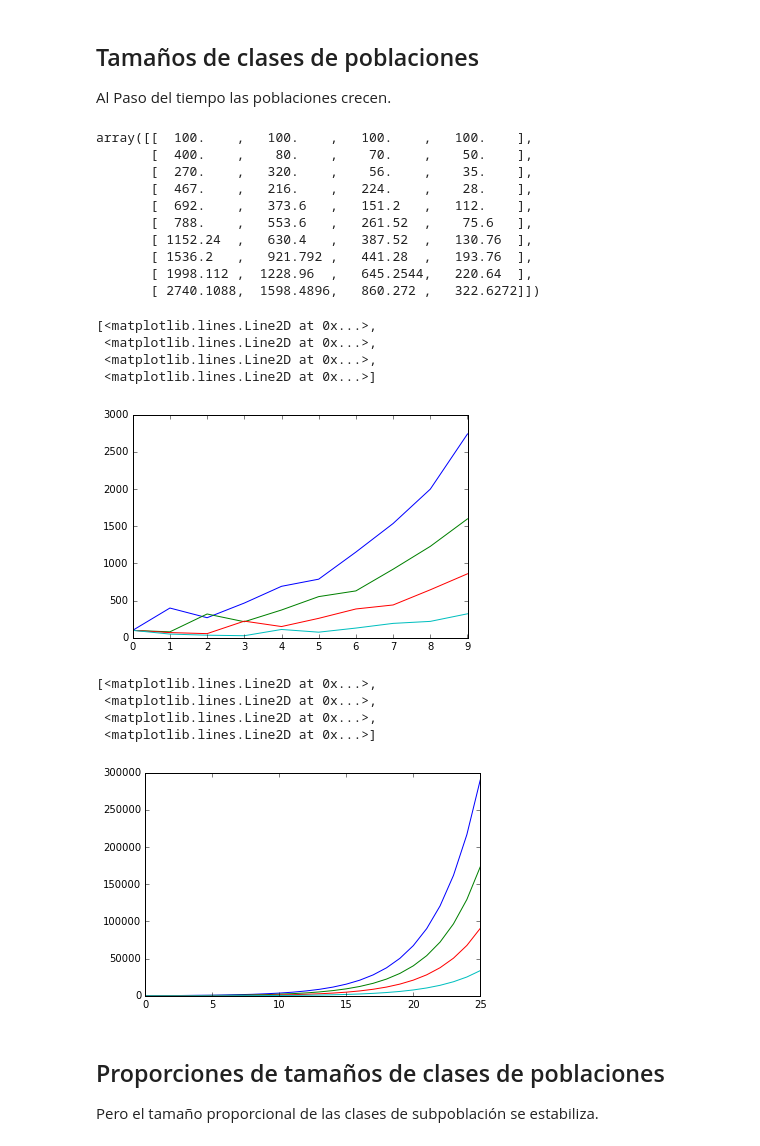
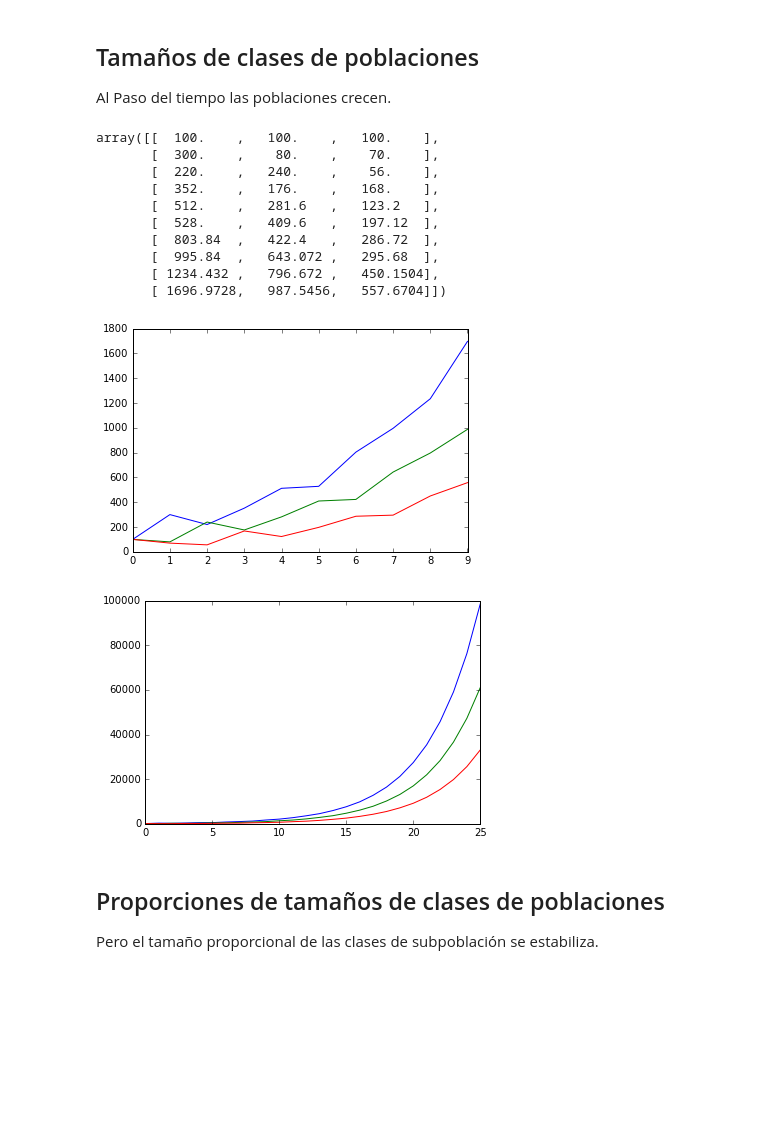
Before and after one commit to rgarcia-herrera/sistemas-dinamicos, a Jupyter notebook: Leslie Model.ipynb, the cells around one changed output. Saved outputs shown, nothing was run; the diff lists cells and outputs as text; code cells hidden in the pictures; blank space fills up the shorter version.

```diff
--- a/Leslie Model.ipynb
+++ b/Leslie Model.ipynb
@@ -28,13 +28,12 @@ $$ L=\left[\begin{array}{cccc}
 \end{array}\right] $$
 # %%
 # el modelo de Leslie
-L = np.array([[0,     1,  2, 1],
-              [0.8,   0,  0, 0],
-              [0,   0.7,  0, 0],
-              [0,     0, 0.5,0]])
+L = np.array([[0,     1,  2],
+              [0.8,   0,  0],
+              [0,   0.7,  0]])
 
 # las cuatro clases de edad tienen 100 pobladoras al inicio
-poblacion_inicial = [100,100,100,100]
+poblacion_inicial = [100,100,100]
 
 # lista para contener un vector de tamaños de población por clase para
 # cada unidad de tiempo transcurrida en la simulación. Inicializamos con
@@ -67,32 +66,24 @@ Al Paso del tiempo las poblaciones crecen.
 # %%
 np.array(historico_de_poblaciones[0:10])
 # %% [output]
-array([[  100.    ,   100.    ,   100.    ,   100.    ],
-       [  400.    ,    80.    ,    70.    ,    50.    ],
-       [  270.    ,   320.    ,    56.    ,    35.    ],
-       [  467.    ,   216.    ,   224.    ,    28.    ],
-       [  692.    ,   373.6   ,   151.2   ,   112.    ],
-       [  788.    ,   553.6   ,   261.52  ,    75.6   ],
-       [ 1152.24  ,   630.4   ,   387.52  ,   130.76  ],
-       [ 1536.2   ,   921.792 ,   441.28  ,   193.76  ],
-       [ 1998.112 ,  1228.96  ,   645.2544,   220.64  ],
-       [ 2740.1088,  1598.4896,   860.272 ,   322.6272]])
+array([[  100.    ,   100.    ,   100.    ],
+       [  300.    ,    80.    ,    70.    ],
+       [  220.    ,   240.    ,    56.    ],
+       [  352.    ,   176.    ,   168.    ],
+       [  512.    ,   281.6   ,   123.2   ],
+       [  528.    ,   409.6   ,   197.12  ],
+       [  803.84  ,   422.4   ,   286.72  ],
+       [  995.84  ,   643.072 ,   295.68  ],
+       [ 1234.432 ,   796.672 ,   450.1504],
+       [ 1696.9728,   987.5456,   557.6704]])
 # %%
-plt.plot(historico_de_poblaciones[0:10])
+figura = plt.plot(historico_de_poblaciones[0:10])
 # %% [output]
-[<matplotlib.lines.Line2D at 0x...>,
- <matplotlib.lines.Line2D at 0x...>,
- <matplotlib.lines.Line2D at 0x...>,
- <matplotlib.lines.Line2D at 0x...>]
-[figure, old version]
+[figure, new version]
 # %%
-plt.plot(historico_de_poblaciones)
+figura = plt.plot(historico_de_poblaciones)
 # %% [output]
-[<matplotlib.lines.Line2D at 0x...>,
- <matplotlib.lines.Line2D at 0x...>,
- <matplotlib.lines.Line2D at 0x...>,
- <matplotlib.lines.Line2D at 0x...>]
-[figure, old version]
+[figure, new version]
 # %% [markdown]
 ## Proporciones de tamaños de clases de poblaciones
 
```
Also changed, not shown: parts of 5 cells of this notebook.
